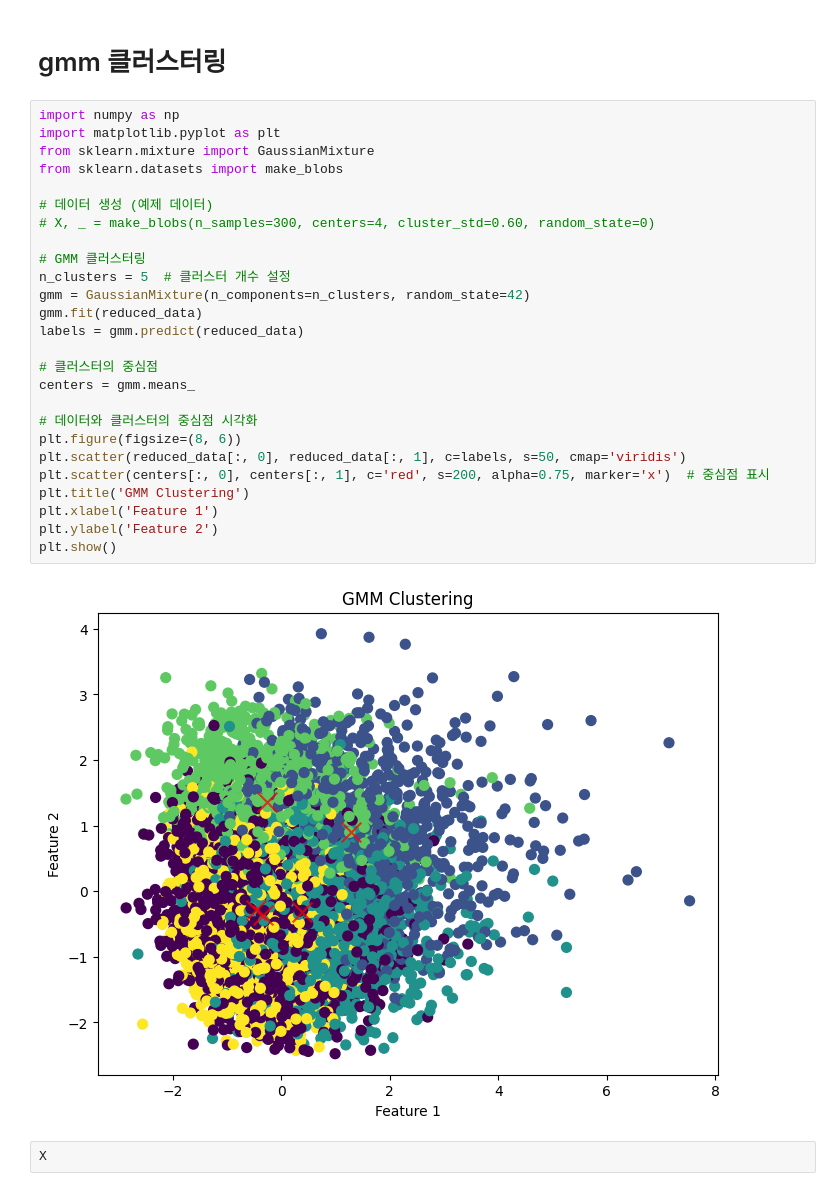
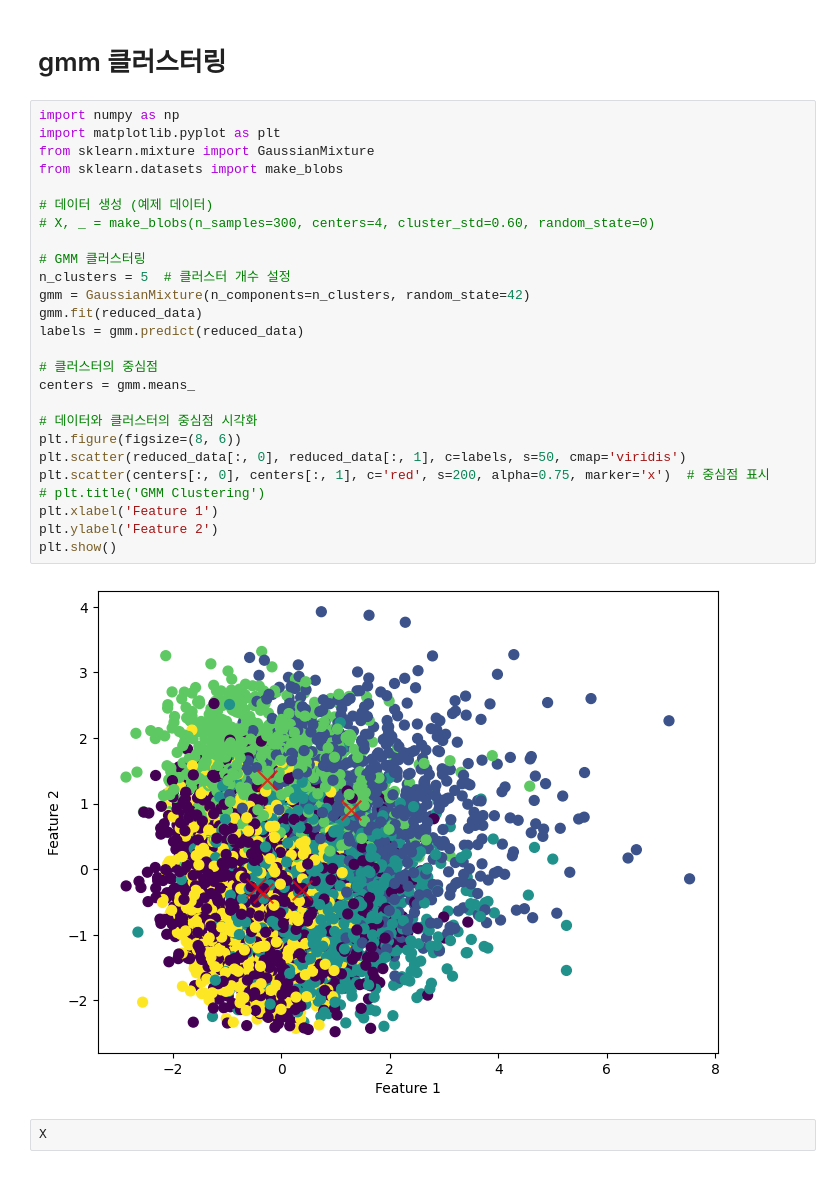
Before and after one commit to coconutkim/project_churn, a Jupyter notebook: real7.ipynb, the cells around one changed output. Cells and saved outputs as stored; diff of their text form.

```diff
--- a/real7.ipynb
+++ b/real7.ipynb
@@ -683,31 +683,31 @@ Average Silhouette Score:6  0.12197038605448977
 # %%
 import numpy as np
 import matplotlib.pyplot as plt
 from sklearn.mixture import GaussianMixture
 from sklearn.datasets import make_blobs
 
 # 데이터 생성 (예제 데이터)
 # X, _ = make_blobs(n_samples=300, centers=4, cluster_std=0.60, random_state=0)
 
 # GMM 클러스터링
 n_clusters = 5  # 클러스터 개수 설정
 gmm = GaussianMixture(n_components=n_clusters, random_state=42)
 gmm.fit(reduced_data)
 labels = gmm.predict(reduced_data)
 
 # 클러스터의 중심점
 centers = gmm.means_
 
 # 데이터와 클러스터의 중심점 시각화
 plt.figure(figsize=(8, 6))
 plt.scatter(reduced_data[:, 0], reduced_data[:, 1], c=labels, s=50, cmap='viridis')
 plt.scatter(centers[:, 0], centers[:, 1], c='red', s=200, alpha=0.75, marker='x')  # 중심점 표시
-plt.title('GMM Clustering')
+# plt.title('GMM Clustering')
 plt.xlabel('Feature 1')
 plt.ylabel('Feature 2')
 plt.show()
 # %% [output]
-[figure, old version]
+[figure, new version]
 # %%
 X
 # %% [output]
```
Also changed, not shown: parts of 3 cells of this notebook, 1 other file.
